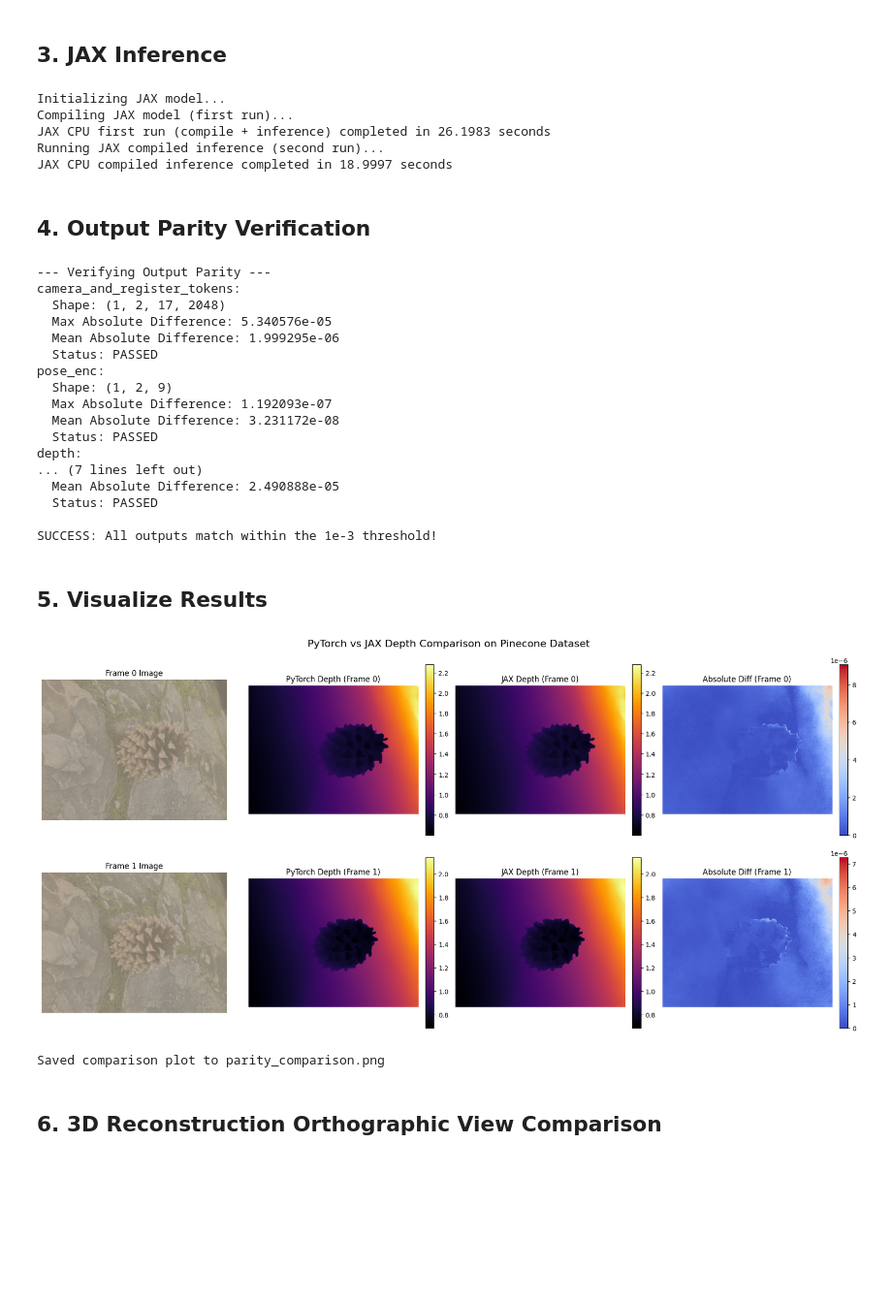
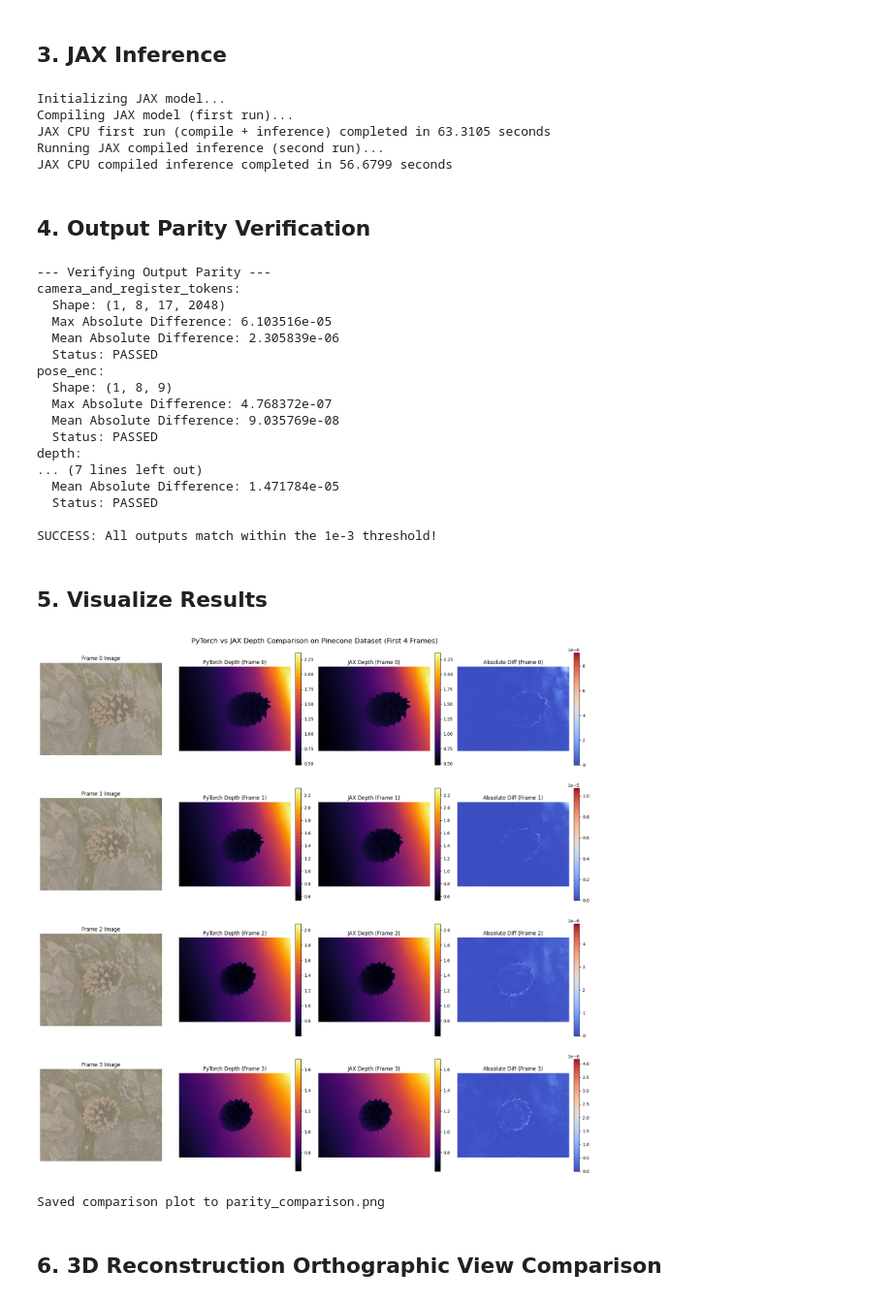
Before and after one commit to 1kaiser/vggt-omega-jax-webgpu, a Jupyter notebook: executed_inference_comparison.ipynb, the cells around one changed output. Shown at 97% size. Saved outputs shown, nothing was run; the diff lists cells and outputs as text; code cells hidden in the pictures; blank space fills up the shorter version.

Commit message:
feat: expand comparison to 8 frames, update plots, and add WebGPU skyseg HTML app

```diff
--- a/executed_inference_comparison.ipynb
+++ b/executed_inference_comparison.ipynb
@@ -112,7 +112,7 @@ File vggt_omega_1b_512.msgpack.zst already exists. Skipping download.
 Load 2 images from the nerf real 360 pinecone dataset.
 # %%
 image_dir = "nerf_real_360/pinecone/images"
-image_paths = sorted(glob.glob(os.path.join(image_dir, "*")))[:2]
+image_paths = sorted(glob.glob(os.path.join(image_dir, "*")))[:8]
 print("Loading images:")
 for p in image_paths:
     print(f"  - {os.path.basename(p)}")
@@ -197,9 +203,9 @@ print(f"JAX CPU compiled inference completed in {jax_jit_time:.4f} seconds")
 # %% [output]
 Initializing JAX model...
 Compiling JAX model (first run)...
-JAX CPU first run (compile + inference) completed in 26.1983 seconds
+JAX CPU first run (compile + inference) completed in 63.3105 seconds
 Running JAX compiled inference (second run)...
-JAX CPU compiled inference completed in 18.9997 seconds
+JAX CPU compiled inference completed in 56.6799 seconds
 # %% [markdown]
 ## 4. Output Parity Verification
 # %%
@@ -233,59 +239,63 @@ else:
 # %% [output]
 --- Verifying Output Parity ---
 camera_and_register_tokens:
-  Shape: (1, 2, 17, 2048)
-  Max Absolute Difference: 5.340576e-05
-  Mean Absolute Difference: 1.999295e-06
+  Shape: (1, 8, 17, 2048)
+  Max Absolute Difference: 6.103516e-05
+  Mean Absolute Difference: 2.305839e-06
   Status: PASSED
 pose_enc:
-  Shape: (1, 2, 9)
-  Max Absolute Difference: 1.192093e-07
-  Mean Absolute Difference: 3.231172e-08
+  Shape: (1, 8, 9)
+  Max Absolute Difference: 4.768372e-07
+  Mean Absolute Difference: 9.035769e-08
   Status: PASSED
 depth:
 ... (7 lines left out)
-  Mean Absolute Difference: 2.490888e-05
+  Mean Absolute Difference: 1.471784e-05
   Status: PASSED
 
 SUCCESS: All outputs match within the 1e-3 threshold!
 # %% [markdown]
 ## 5. Visualize Results
 # %%
-fig, axes = plt.subplots(2, 4, figsize=(18, 9))
+num_plot_frames = min(4, len(image_paths))
+fig, axes = plt.subplots(num_plot_frames, 4, figsize=(18, 4.5 * num_plot_frames))
 
-for i in range(2):
+if num_plot_frames == 1:
+    axes = np.expand_dims(axes, axis=0)
+
+for i in range(num_plot_frames):
     # Original Image
     img_np = (x_jax[0, i] * np.array([0.229, 0.224, 0.225]) + np.array([0.485, 0.456, 0.406])).clip(0, 1)
     axes[i, 0].imshow(img_np)
     axes[i, 0].set_title(f"Frame {i} Image")
     axes[i, 0].axis("off")
 
     # PyTorch Depth
     im_pt = axes[i, 1].imshow(pt_preds["depth"][0, i, ..., 0].cpu().numpy(), cmap="inferno")
     axes[i, 1].set_title(f"PyTorch Depth (Frame {i})")
     axes[i, 1].axis("off")
     fig.colorbar(im_pt, ax=axes[i, 1], fraction=0.046, pad=0.04)
 
     # JAX Depth
     im_jax = axes[i, 2].imshow(jax_preds["depth"][0, i, ..., 0], cmap="inferno")
     axes[i, 2].set_title(f"JAX Depth (Frame {i})")
     axes[i, 2].axis("off")
     fig.colorbar(im_jax, ax=axes[i, 2], fraction=0.046, pad=0.04)
 
     # Difference Map
     diff_depth = np.abs(pt_preds["depth"][0, i, ..., 0].cpu().numpy() - jax_preds["depth"][0, i, ..., 0])
     im_diff = axes[i, 3].imshow(diff_depth, cmap="coolwarm")
     axes[i, 3].set_title(f"Absolute Diff (Frame {i})")
     axes[i, 3].axis("off")
     fig.colorbar(im_diff, ax=axes[i, 3], fraction=0.046, pad=0.04)
 
-plt.suptitle("PyTorch vs JAX Depth Comparison on Pinecone Dataset", fontsize=16)
+plt.suptitle(f"PyTorch vs JAX Depth Comparison on Pinecone Dataset (First {num_plot_frames} Frames)", fontsize=16)
 plt.tight_layout()
 plt.savefig("parity_comparison.png", dpi=150)
 plt.show()
 print("Saved comparison plot to parity_comparison.png")
 # %% [output]
-[figure, old version]
+[figure, new version]
 Saved comparison plot to parity_comparison.png
 # %% [markdown]
 ## 6. 3D Reconstruction Orthographic View Comparison
```
Also changed, not shown: parts of 3 cells of this notebook, 6 other files.
